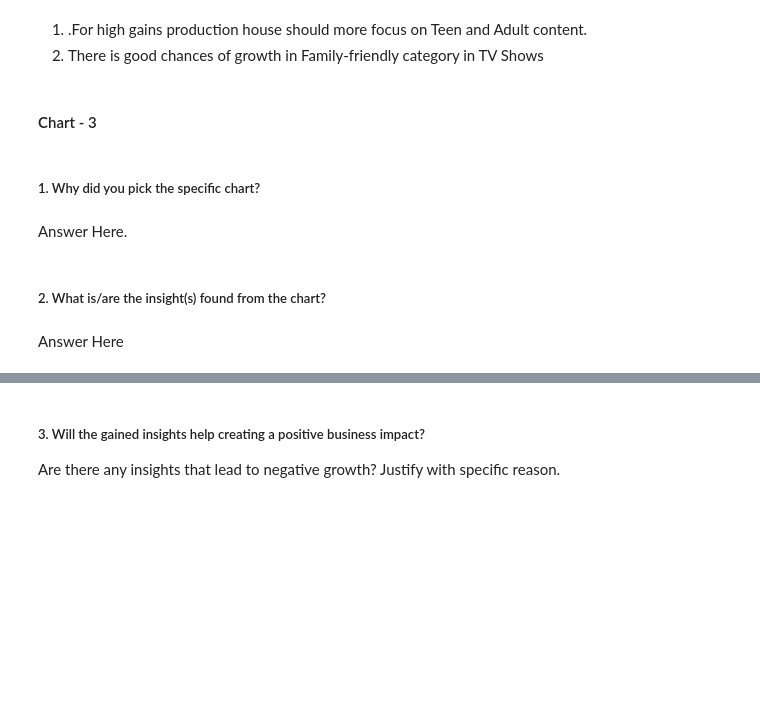
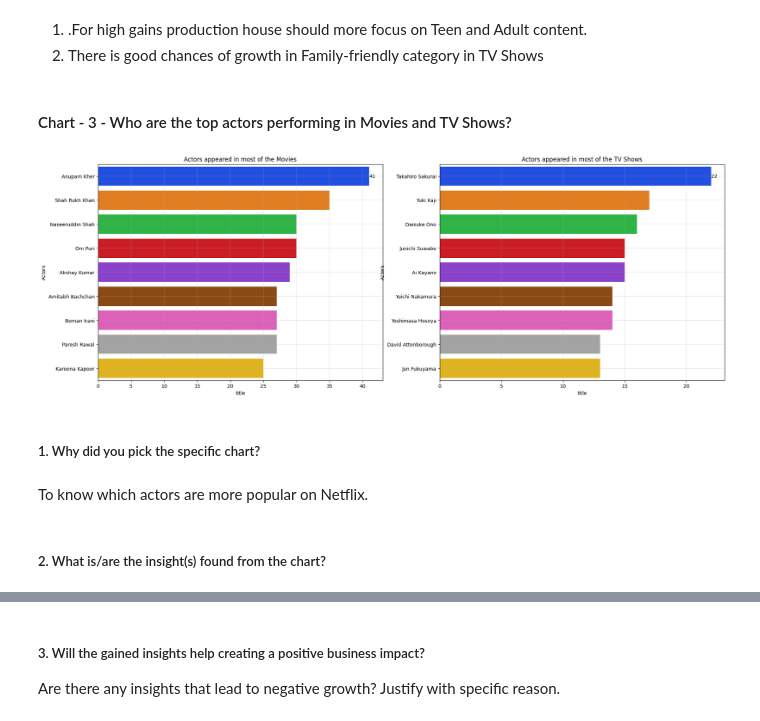
Before and after one commit to Amrit007-droid/Netflix_Movies_And_TvShows_Clustering_, a Jupyter notebook: Amrit_Saikia_Netflix_Movies_And_TvShows_Clustering_.ipynb, the cells around one changed output, grey strips where cells are left out. Drawn from its saved outputs; the diff is of its cells as text; code cells hidden in the pictures; blank space fills up the shorter version.

```diff
--- a/Amrit_Saikia_Netflix_Movies_And_TvShows_Clustering_.ipynb
+++ b/Amrit_Saikia_Netflix_Movies_And_TvShows_Clustering_.ipynb
@@ -924,5 +924,3 @@ Are there any insights that lead to negative growth? Justify with specific reaso
 
 1.   .For high gains production house should more focus on Teen and Adult content.
 2.   There is good chances of growth in Family-friendly category in TV Shows
-# %% [markdown]
-#### Chart - 3
@@ -931,8 +927,23 @@ Are there any insights that lead to negative growth? Justify with specific reaso
+# %% [markdown]
+#### Chart - 3 - Who are the top actors performing in Movies and TV Shows?
+# %%
+# Chart - 3 visualization code
+
+plt.style.use('default')
+plt.figure(figsize=(23,8))
+for i,j,k in ((df_movies, 'Movies',0),(df_tvshows, 'TV Shows',1)):
+  plt.subplot(1,2,k+1)
+  df_actor = i.groupby(['Actors']).agg({'title':'nunique'}).reset_index().sort_values(by=['title'],ascending=False)[1:10]
+  plots= sns.barplot(y = "Actors",x = 'title', data = df_actor, palette='bright')
+  plt.title(f'Actors appeared in most of the {j}')
+  plt.grid(linestyle='-', linewidth=0.3)
+  plots.bar_label(plots.containers[0])
+plt.show()
+# %% [output]
+[figure, added]
 # %% [markdown]
 ##### 1. Why did you pick the specific chart?
-# %% [markdown]
-Answer Here.
+# %% [markdown]
+To know which actors are more popular on Netflix.
 # %% [markdown]
 ##### 2. What is/are the insight(s) found from the chart?
-# %% [markdown]
-Answer Here
```
Also changed, not shown: parts of 42 cells of this notebook.
